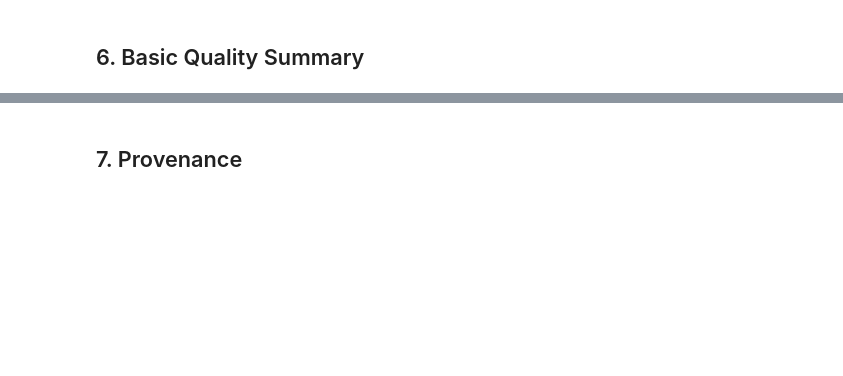
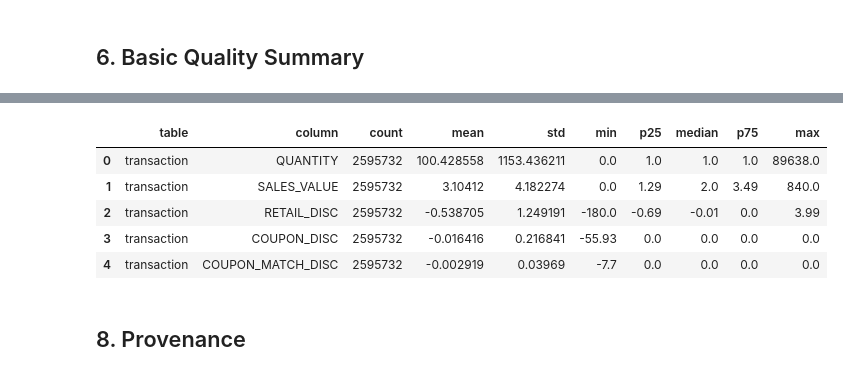
Before and after one commit to manhhungtr211/Propensity---Dunnhumby, a Jupyter notebook: notebooks/00_data_overview.ipynb, the cells around one changed output, grey strips where cells are left out. Cells and saved outputs as stored; diff of their text form; code cells hidden in the pictures; blank space fills up the shorter version.

```diff
--- a/notebooks/00_data_overview.ipynb
+++ b/notebooks/00_data_overview.ipynb
@@ -126,5 +131,14 @@ report.quality_summary
+# %%
+report.numeric_summary
+# %% [output]
+|  | table | column | count | mean | std | min | p25 | median | p75 | max |
+| 0 | transaction | QUANTITY | 2595732 | 100.428558 | 1153.436211 | 0.0 | 1.0 | 1.0 | 1.0 | 89638.0 |
+| 1 | transaction | SALES_VALUE | 2595732 | 3.10412 | 4.182274 | 0.0 | 1.29 | 2.0 | 3.49 | 840.0 |
+| 2 | transaction | RETAIL_DISC | 2595732 | -0.538705 | 1.249191 | -180.0 | -0.69 | -0.01 | 0.0 | 3.99 |
+| 3 | transaction | COUPON_DISC | 2595732 | -0.016416 | 0.216841 | -55.93 | 0.0 | 0.0 | 0.0 | 0.0 |
+| 4 | transaction | COUPON_MATCH_DISC | 2595732 | -0.002919 | 0.03969 | -7.7 | 0.0 | 0.0 | 0.0 | 0.0 |
 # %% [markdown]
-## 7. Provenance
+## 8. Provenance
 # %%
 report.provenance
 # %% [output]
```
Also changed, not shown: parts of 2 cells of this notebook, 15 other files.
